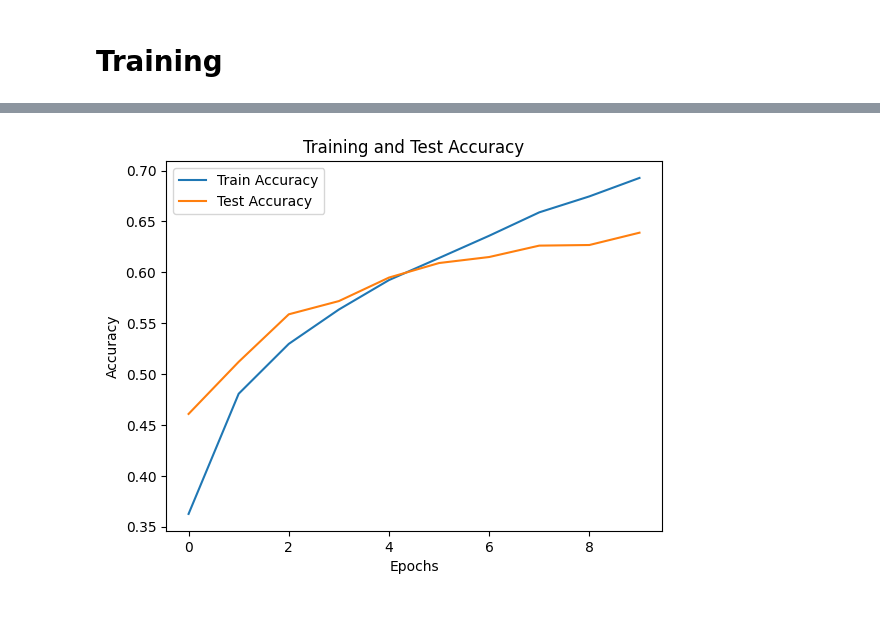
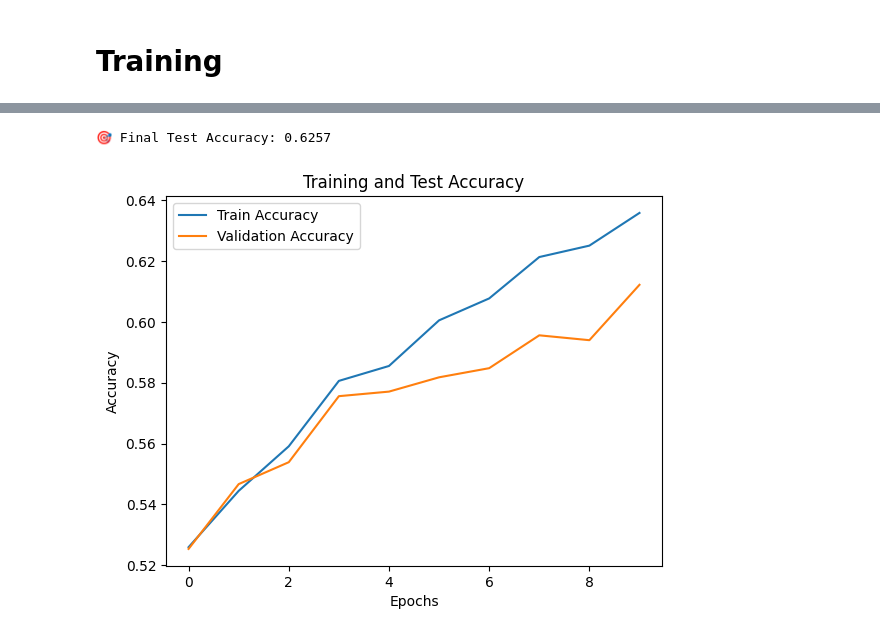
Before and after one commit to ham952/ViT, a Jupyter notebook: ViT.ipynb, the cells around one changed output, grey strips where cells are left out. Cells and saved outputs as stored; diff of their text form; code cells hidden in the pictures.

```diff
--- a/ViT.ipynb
+++ b/ViT.ipynb
@@ -62,12 +75,20 @@ Transform: Compose(
            )
 # %% [markdown]
 ### 4. Data Loaders
+# %%
+train_dataset = Subset(train_dataset, range(40000))
+val_dataset = Subset(val_dataset, range(40000, len(val_dataset)))
 # %%
 train_loader = DataLoader(dataset=train_dataset,
                           batch_size=BATCH_SIZE,
                           drop_last=True,
                           shuffle=True)
 
+val_loader = DataLoader(dataset=val_dataset,
+                            batch_size=BATCH_SIZE,
+                            drop_last=True,
+                            shuffle=True)
+
 test_loader = DataLoader(dataset=test_dataset,
                           batch_size=BATCH_SIZE,
                           shuffle=False)
@@ -248,6 +257,22 @@ def train(model, loader, optimizer, criterion):
         correct += (out.argmax(1) == y).sum().item()
     # You have to scale the loss (Normlization step to make the loss general across all batches)
     return total_loss / len(loader.dataset), correct / len(loader.dataset)
+# %%
+def validate(model, loader, criterion):
+    model.eval()
+
+    total_loss, correct = 0, 0
+
+    with torch.no_grad():
+        for x, y in loader:
+            x, y = x.to(device), y.to(device)
+            out = model(x)
+            loss = criterion(out, y)
+
+            total_loss += loss.item() * x.size(0)
+            correct += (out.argmax(1) == y).sum().item()
+
+    return total_loss / len(loader.dataset), correct / len(loader.dataset)
 # %%
 def evaluate(model, loader):
     model.eval() # Set the mode of the model into evlauation
@@ -261,13 +286,19 @@ def evaluate(model, loader):
 # %%
 from tqdm.auto import tqdm
 # %%
-### Training
-train_accuracies, test_accuracies = [], []
+train_losses, train_accuracies = [], []
+val_losses, val_accuracies = [], []
 
 for epoch in tqdm(range(EPOCHS), disable=False):
     train_loss, train_acc = train(model, train_loader, optimizer, criterion)
-    test_acc = evaluate(model, test_loader)
+    val_loss, val_acc = validate(model, val_loader, criterion)
+
+    train_losses.append(train_loss)
     train_accuracies.append(train_acc)
-    test_accuracies.append(test_acc)
-    print(f"Epoch: {epoch+1}/{EPOCHS}, Train loss: {train_loss:.4f}, Train acc: {train_acc:.4f}%, Test acc: {test_acc:.4f}")
+    val_losses.append(val_loss)
+    val_accuracies.append(val_acc)
+
+    print(f"Epoch [{epoch+1}/{EPOCHS}]")
+    print(f"Train Loss: {train_loss:.4f}, Train Acc: {train_acc:.4f}")
+    print(f"Val   Loss: {val_loss:.4f}, Val   Acc: {val_acc:.4f}")
 # %% [output]
@@ -284,11 +322,16 @@ Epoch: 10/10, Train loss: 0.8504, Train acc: 0.6927%, Test acc: 0.6389
+# %%
+test_acc = evaluate(model, test_loader)
+print(f"\n🎯 Final Test Accuracy: {test_acc:.4f}")
+# %% [output]
+🎯 Final Test Accuracy: 0.6257
 # %%
 # Plot accuracy
 plt.plot(train_accuracies, label="Train Accuracy")
-plt.plot(test_accuracies, label="Test Accuracy")
+plt.plot(val_accuracies, label="Validation Accuracy")
 plt.xlabel("Epochs")
 plt.ylabel("Accuracy")
 plt.legend()
 plt.title("Training and Test Accuracy")
 plt.show()
 # %% [output]
-[figure, old version]
+[figure, new version]
```
Also changed, not shown: parts of 17 cells of this notebook.
